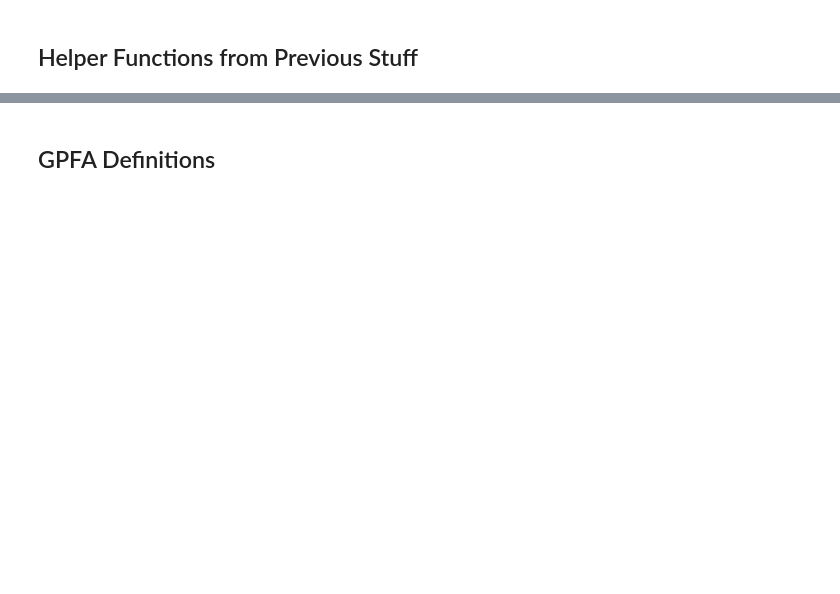
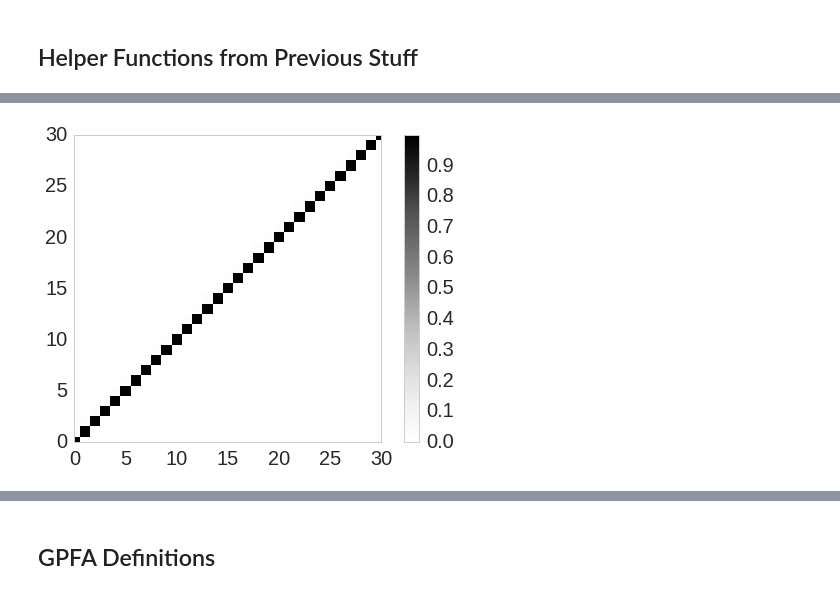
Before and after one commit to yves-weissenberger/GPR, a Jupyter notebook: Poisson_GPFA.ipynb, the cells around one changed output, grey strips where cells are left out. Saved outputs shown, nothing was run; the diff lists cells and outputs as text; code cells hidden in the pictures; blank space fills up the shorter version.

```diff
--- a/Poisson_GPFA.ipynb
+++ b/Poisson_GPFA.ipynb
@@ -57,0 +141,8 @@ def calc_K
+# %%
+plt.imshow(K_big,interpolation='None')
+plt.xlim(0,30)
+plt.ylim(0,30)
+plt.colorbar()
+plt.grid()
+# %% [output]
+[figure, added]
```
Also changed, not shown: parts of 34 cells of this notebook.
